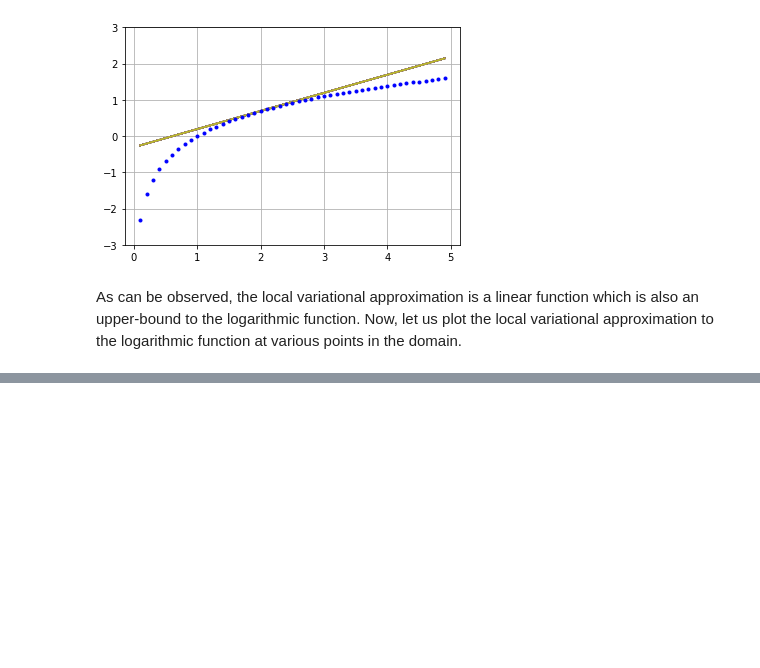
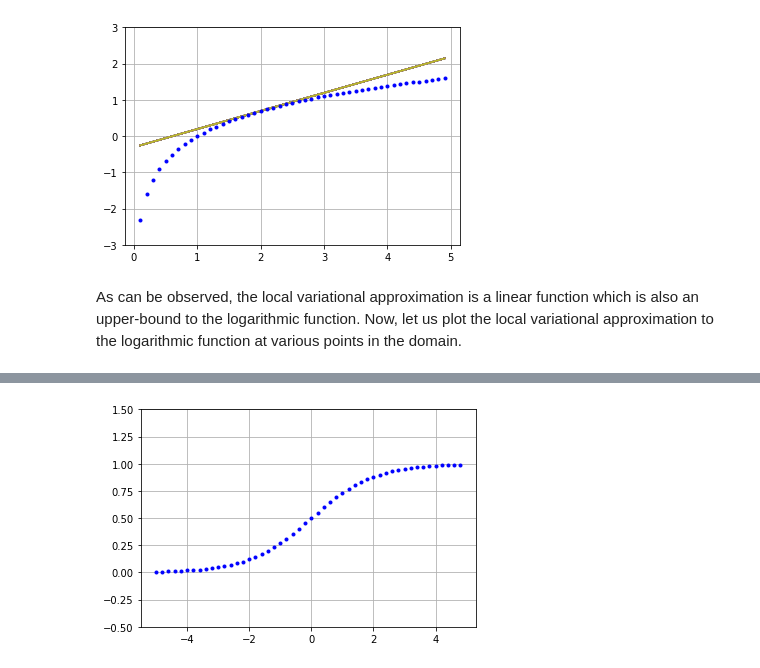
Before and after one commit to lovish1234/PyCon, a Jupyter notebook: 2-Variational-Inference.ipynb, the cells around one changed output, grey strips where cells are left out. Drawn from its saved outputs; the diff is of its cells as text; code cells hidden in the pictures; blank space fills up the shorter version.

```diff
--- a/2-Variational-Inference.ipynb
+++ b/2-Variational-Inference.ipynb
@@ -73,0 +78,13 @@ plt.show()
+# %%
+#######################################
+# Function: Logistic  [ 1/(1+exp(-x)) ]
+#######################################
+
+x = np.expand_dims(np.arange(-5,5,0.2),0)
+
+plt.plot(x,1/(1+np.exp(-x)),'.b')
+plt.ylim([-0.5,1.5])
+plt.grid(True)
+plt.show()
+# %% [output]
+[figure, added]
```
Also changed, not shown: parts of 8 cells of this notebook, 12 other files.
